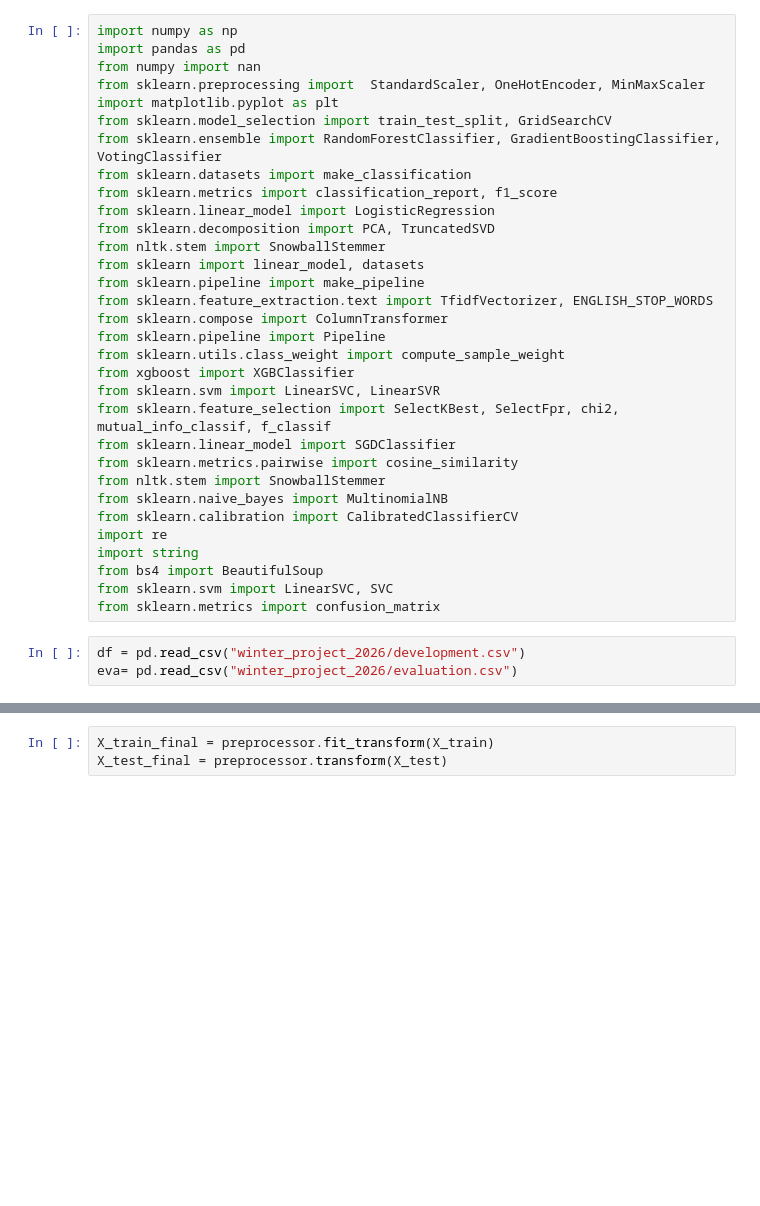
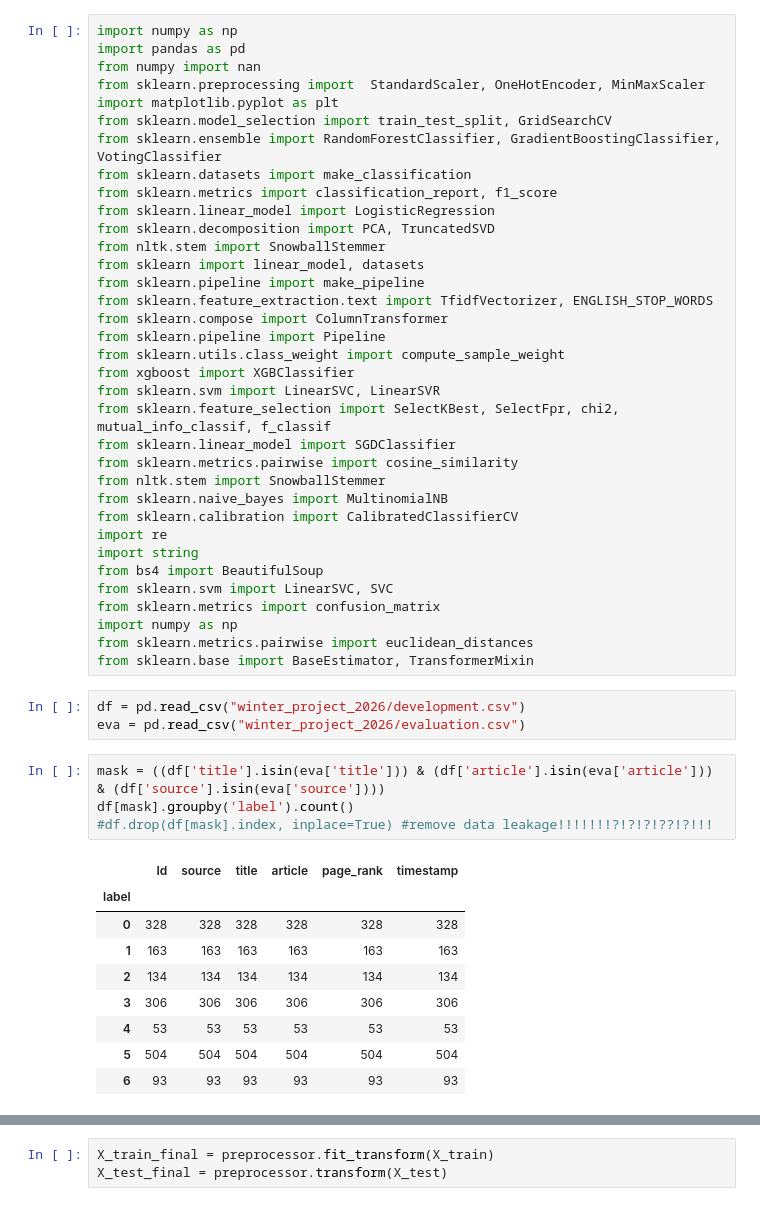
Before and after one commit to luciobaiocchi/newspaper_classificator, a Jupyter notebook: prova_leo.ipynb, the cells around one changed output, grey strips where cells are left out. Saved outputs shown, nothing was run; the diff lists cells and outputs as text; blank space fills up the shorter version.

```diff
--- a/prova_leo.ipynb
+++ b/prova_leo.ipynb
@@ -30,9 +30,26 @@ import string
 from bs4 import BeautifulSoup
 from sklearn.svm import LinearSVC, SVC
 from sklearn.metrics import confusion_matrix
+import numpy as np
+from sklearn.metrics.pairwise import euclidean_distances
+from sklearn.base import BaseEstimator, TransformerMixin
 # %%
 df = pd.read_csv("winter_project_2026/development.csv")
-eva= pd.read_csv("winter_project_2026/evaluation.csv")
+eva = pd.read_csv("winter_project_2026/evaluation.csv")
+# %%
+mask = ((df['title'].isin(eva['title'])) & (df['article'].isin(eva['article'])) & (df['source'].isin(eva['source'])))
+df[mask].groupby('label').count()
+#df.drop(df[mask].index, inplace=True) #remove data leakage!!!!!!!?!?!?!??!?!!!
+# %% [output]
+|  | Id | source | title | article | page_rank | timestamp |
+| label |  |  |  |  |  |  |
+| 0 | 328 | 328 | 328 | 328 | 328 | 328 |
+| 1 | 163 | 163 | 163 | 163 | 163 | 163 |
+| 2 | 134 | 134 | 134 | 134 | 134 | 134 |
+| 3 | 306 | 306 | 306 | 306 | 306 | 306 |
+| 4 | 53 | 53 | 53 | 53 | 53 | 53 |
+| 5 | 504 | 504 | 504 | 504 | 504 | 504 |
+| 6 | 93 | 93 | 93 | 93 | 93 | 93 |
 # %%
 df.drop_duplicates(inplace=True)
 df = df.dropna()
```
Also changed, not shown: parts of 18 cells of this notebook, 7 other files.
